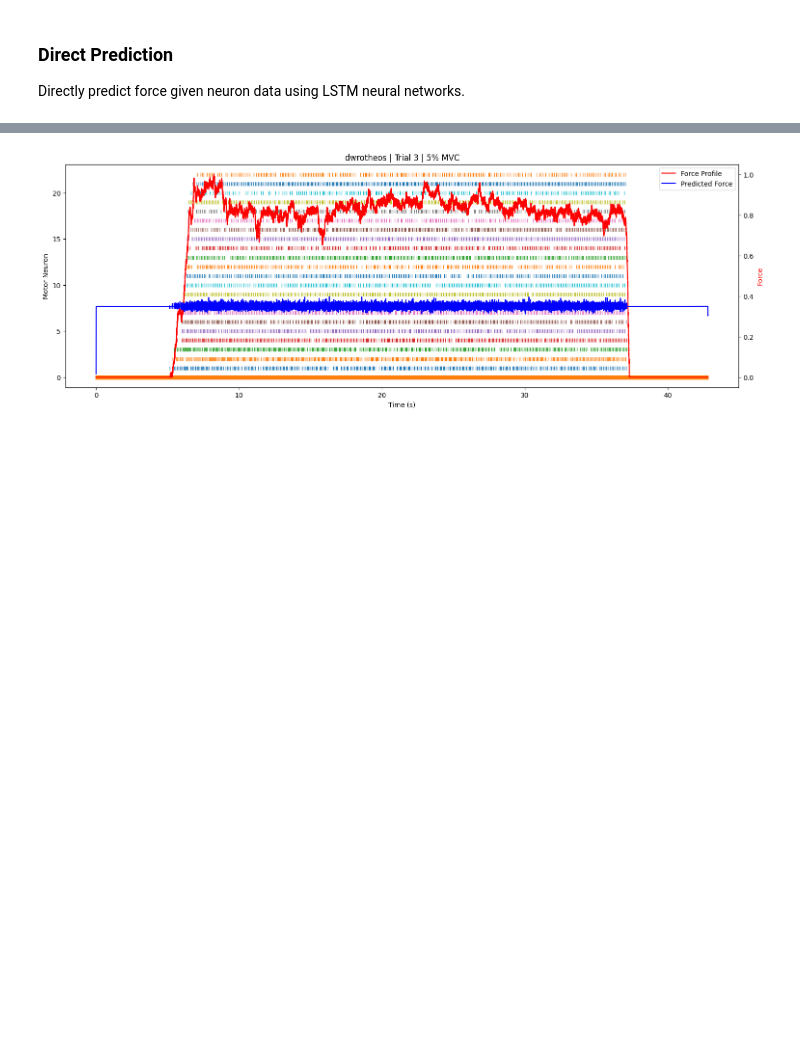
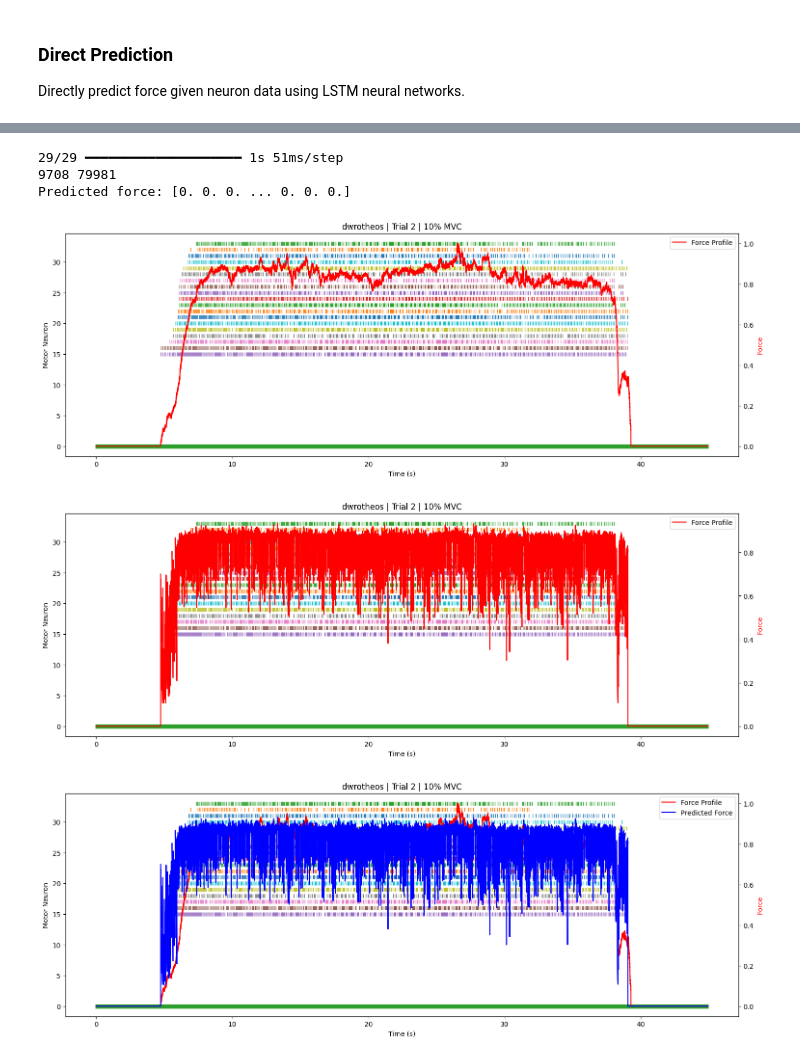
Before and after one commit to paul-bokelman/force-prediction, a Jupyter notebook: main.ipynb, the cells around one changed output, grey strips where cells are left out. Cells and saved outputs as stored; diff of their text form; code cells hidden in the pictures; blank space fills up the shorter version.

```diff
--- a/main.ipynb
+++ b/main.ipynb
@@ -10,7 +10,7 @@ importlib.reload(processing.conversion)
 
 from processing.conversion import Conversion
 
-c = Conversion(prefix='processing', subjects=['dwrotheos'])
+c = Conversion(prefix='processing', subjects=['dwrotheos', 'anestis', 'giannatos'])
 
 c.cleanup_data() # cleans the data directory and prepares for processing
 c.process_subjects(replace=False) # processes each subject and exports to txt files
@@ -114,0 +113,7 @@ X_train shape: (8, 87683, 23), y_train shape: (8, 87683)
+# %%
+import processing.processing
+
+importlib.reload(processing.processing)
+
+processor = processing.processing.Processing(df=df)
+preprocessed_data = processor.preprocess() # preprocesses the data
@@ -115,6 +123,8 @@ X_train shape: (8, 87683, 23), y_train shape: (8, 87683)
 # %%
-from prediction.dpm import DirectPredictionModel
+import prediction.dpm
 
-dpm = DirectPredictionModel(preprocessed_data=preprocessed_data, overwrite=False)
+importlib.reload(prediction.dpm)
+
+dpm = prediction.dpm.DirectPredictionModel(data=preprocessed_data, overwrite=False)
 training_history = dpm.optionally_train() # train model if necessary (no saves)
 # %% [output]
@@ -133,8 +150,27 @@ predicted_force = dpm.predict(neuron_data=trial['neuron_data'], mvc=trial['mvc_l
+# %%
+# subject_name = 'anestis'
+# mvc_level = 5
+# trial_number = 3
+
+subject_name = 'dwrotheos'
+mvc_level = 10
+trial_number = 2
+
+trial = df[(df['subject'] == subject_name) & (df['mvc_level'] == mvc_level) & (df['trial_number'] == trial_number)].iloc[0]
+predicted_force = dpm.predict(trial=trial)
+predicted_force = processor.postprocess_prediction(trial, predicted_force) # postprocesses the prediction
+print(f"Predicted force: {predicted_force}")
+# %% [output]
+29/29 ━━━━━━━━━━━━━━━━━━━━ 1s 51ms/step
+9708 79981
+Predicted force: [0. 0. 0. ... 0. 0. 0.]
 # %%
 from globals.visualization import visualize_trial
 
-# visualize_trial(df, subject='dwrotheos', mvc_level=5, trial_number=3)
-# visualize_trial(df, subject='dwrotheos', mvc_level=5, trial_number=3, force_data=predicted_force)
-visualize_trial(df, subject='dwrotheos', mvc_level=5, trial_number=3, predicted_force=predicted_force)
+visualize_trial(df, subject=subject_name, mvc_level=mvc_level, trial_number=trial_number,)
+visualize_trial(df, subject=subject_name, mvc_level=mvc_level, trial_number=trial_number, force_data=predicted_force)
+visualize_trial(df, subject=subject_name, mvc_level=mvc_level, trial_number=trial_number, predicted_force=predicted_force)
 # %% [output]
-[figure, old version]
+[figure, new version]
+[figure, added]
+[figure, added]
```
Also changed, not shown: parts of 9 cells of this notebook, 7 other files.
